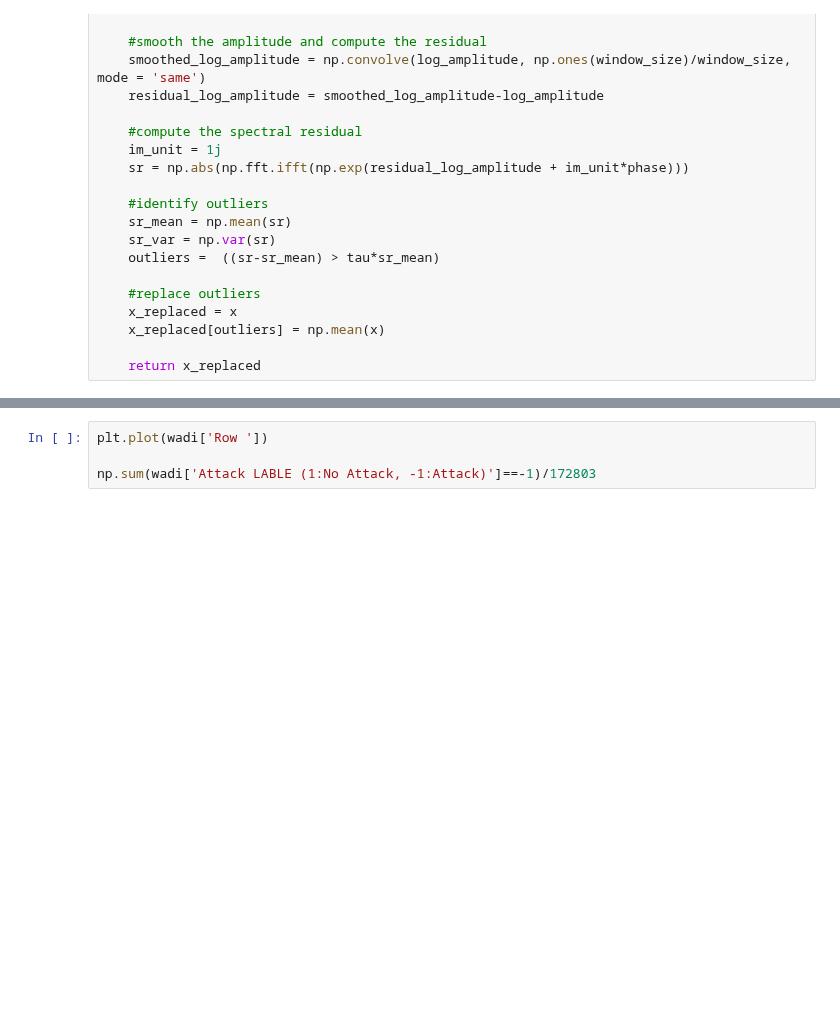
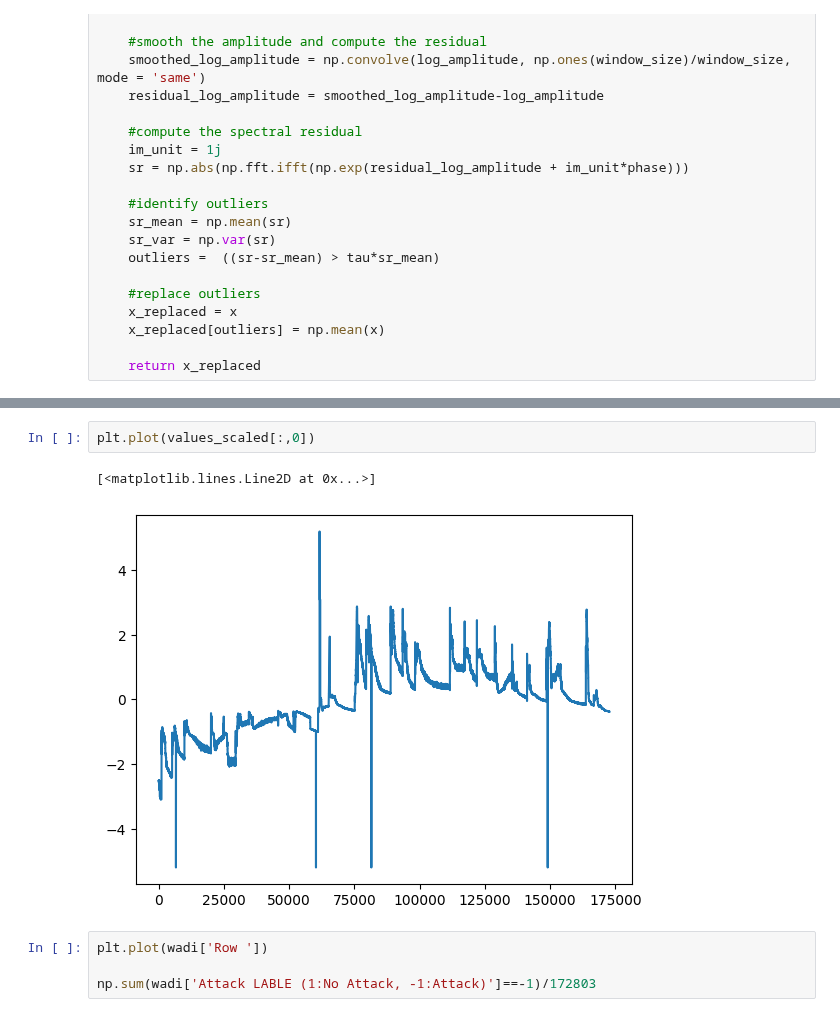
Before and after one commit to ML4ITS/mtad-gat-pytorch, a Jupyter notebook: util_notebook.ipynb, the cells around one changed output, grey strips where cells are left out. Drawn from its saved outputs; the diff is of its cells as text; blank space fills up the shorter version.

```diff
--- a/util_notebook.ipynb
+++ b/util_notebook.ipynb
@@ -188,3 +192,8 @@ wadi
+# %%
+plt.plot(values_scaled[:,0])
+# %% [output]
+[<matplotlib.lines.Line2D at 0x...>]
+[figure, added]
 # %%
 plt.plot(wadi['Row '])
 
```
Also changed, not shown: parts of 21 cells of this notebook, 5 other files.
